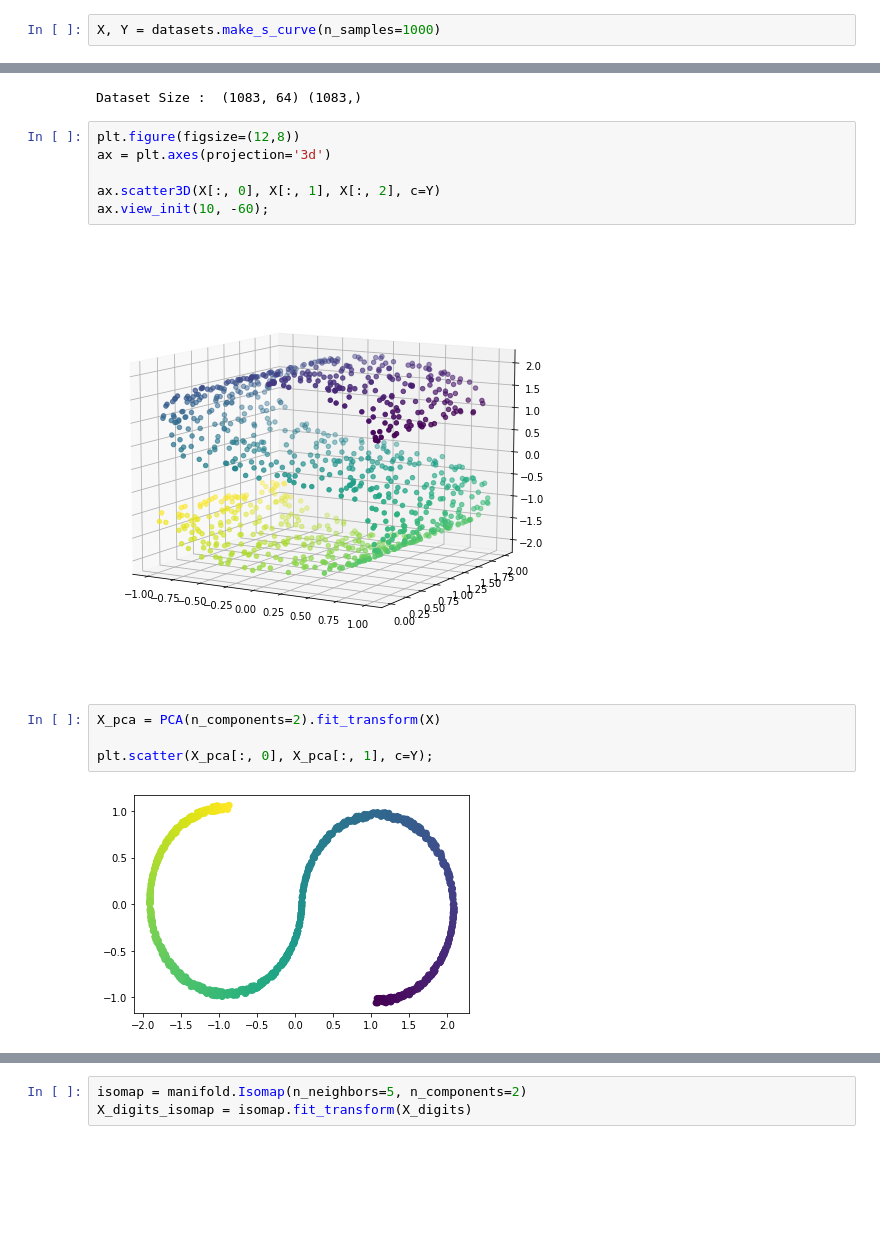
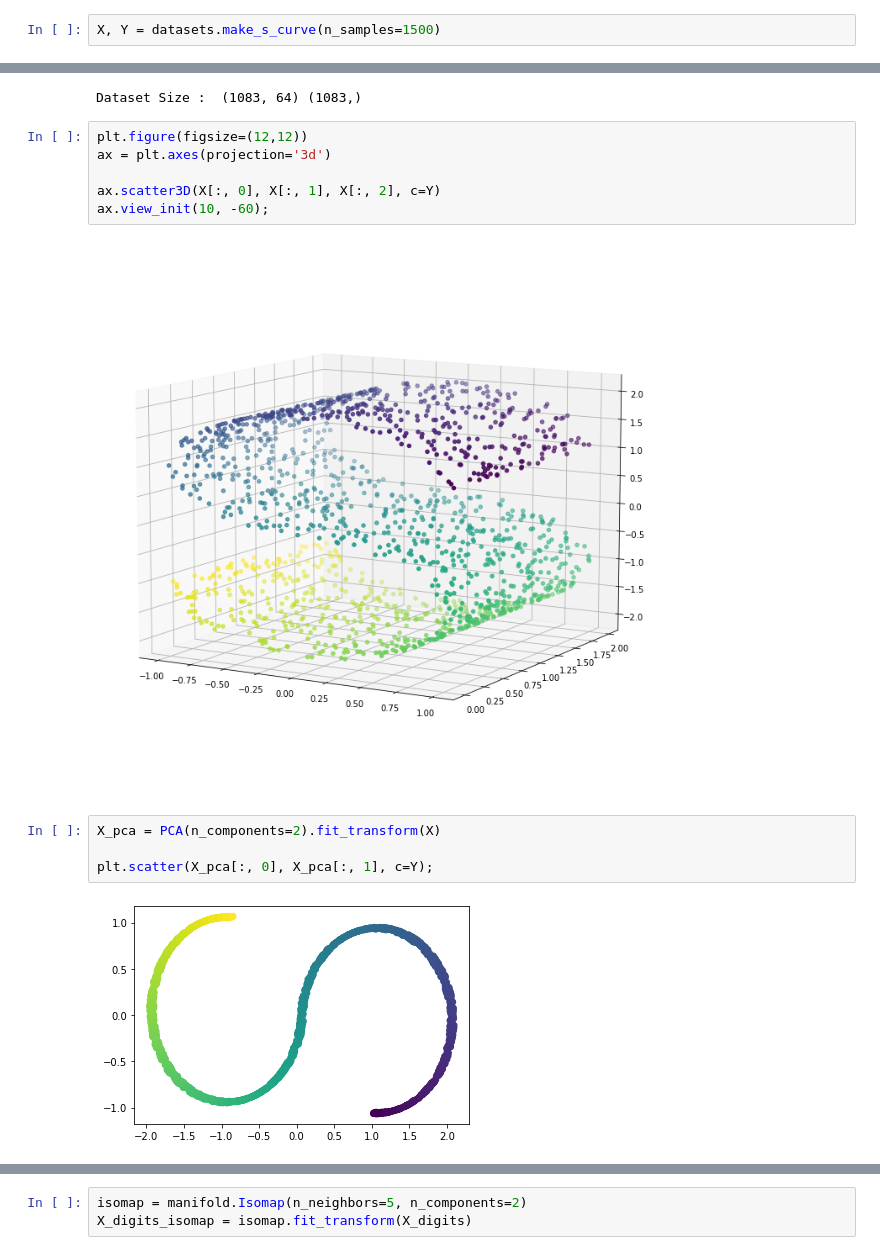
Before and after one commit to paul1409/255-assignments, a Jupyter notebook: dim_reduction/dim_reduction.ipynb, the cells around one changed output, grey strips where cells are left out. Saved outputs shown, nothing was run; the diff lists cells and outputs as text; blank space fills up the shorter version.

```diff
--- a/dim_reduction/dim_reduction.ipynb
+++ b/dim_reduction/dim_reduction.ipynb
@@ -129,7 +122,7 @@ plt.show()
 # %% [markdown]
 ISOMAP
 # %%
-X, Y = datasets.make_s_curve(n_samples=1000)
+X, Y = datasets.make_s_curve(n_samples=1500)
 # %%
 digits = datasets.load_digits(n_class=6)
 X_digits, Y_digits  = digits.data, digits. target
@@ -137,19 +130,19 @@ print('Dataset Size : ', X_digits.shape, Y_digits.shape)
 # %% [output]
 Dataset Size :  (1083, 64) (1083,)
 # %%
-plt.figure(figsize=(12,8))
+plt.figure(figsize=(12,12))
 ax = plt.axes(projection='3d')
 
 ax.scatter3D(X[:, 0], X[:, 1], X[:, 2], c=Y)
 ax.view_init(10, -60);
 # %% [output]
-[figure, old version]
+[figure, new version]
 # %%
 X_pca = PCA(n_components=2).fit_transform(X)
 
 plt.scatter(X_pca[:, 0], X_pca[:, 1], c=Y);
 # %% [output]
-[figure, old version]
+[figure, new version]
 # %%
 iso = manifold.Isomap(n_neighbors=15, n_components=2)
 X_iso = iso.fit_transform(X)
```
Also changed, not shown: parts of 8 cells of this notebook.
